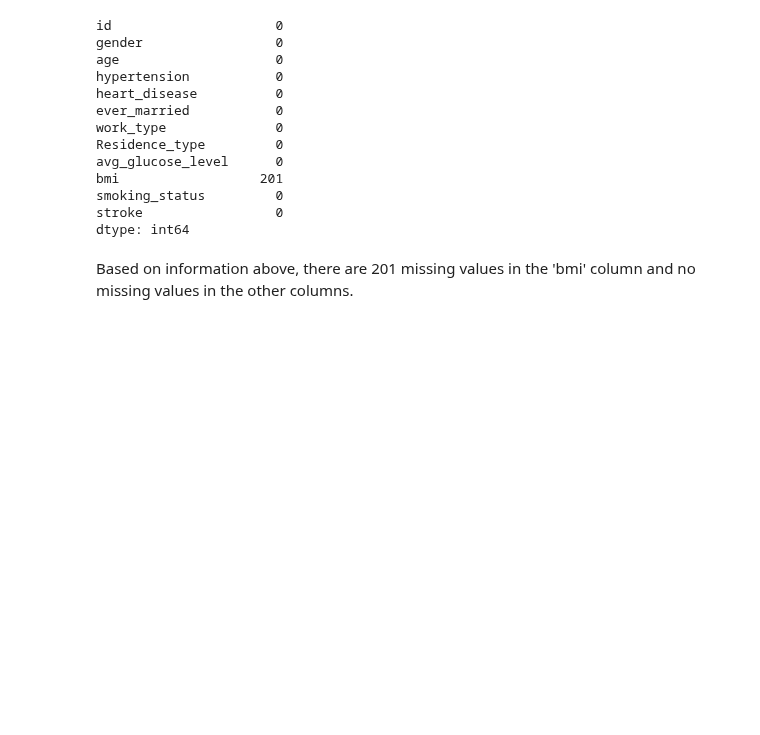
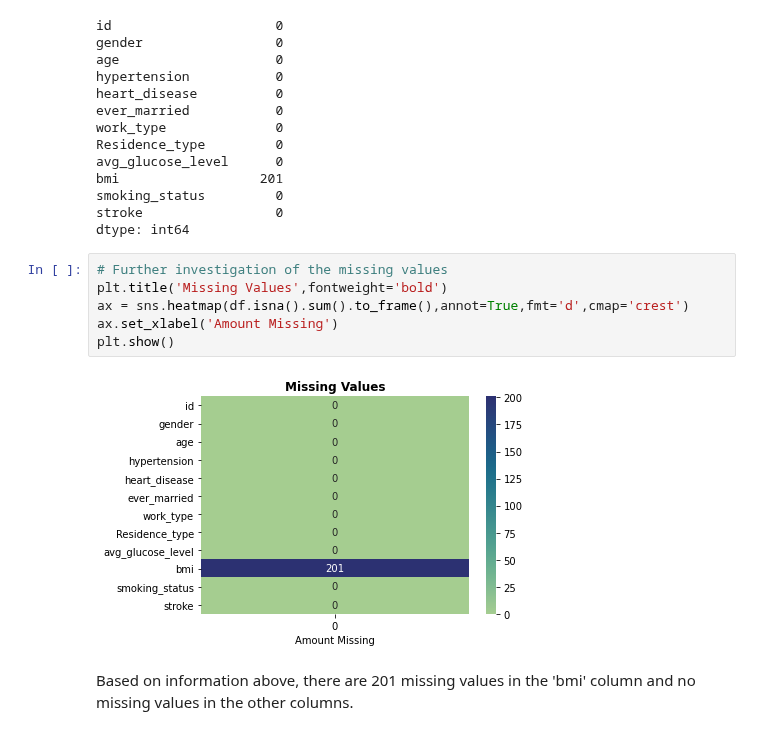
Before and after one commit to jordanate/machine-learning-classification, a Jupyter notebook: jordana_notebook.ipynb, the cells around one changed output. Saved outputs shown, nothing was run; the diff lists cells and outputs as text; blank space fills up the shorter version.

```diff
--- a/jordana_notebook.ipynb
+++ b/jordana_notebook.ipynb
@@ -148,6 +141,14 @@ bmi                  201
 smoking_status         0
 stroke                 0
 dtype: int64
+# %%
+# Further investigation of the missing values
+plt.title('Missing Values',fontweight='bold')
+ax = sns.heatmap(df.isna().sum().to_frame(),annot=True,fmt='d',cmap='crest')
+ax.set_xlabel('Amount Missing')
+plt.show()
+# %% [output]
+[figure, added]
 # %% [markdown]
 Based on information above, there are 201 missing values in the 'bmi' column and no missing values in the other columns.
 # %%
```
Also changed, not shown: parts of 66 cells of this notebook.
